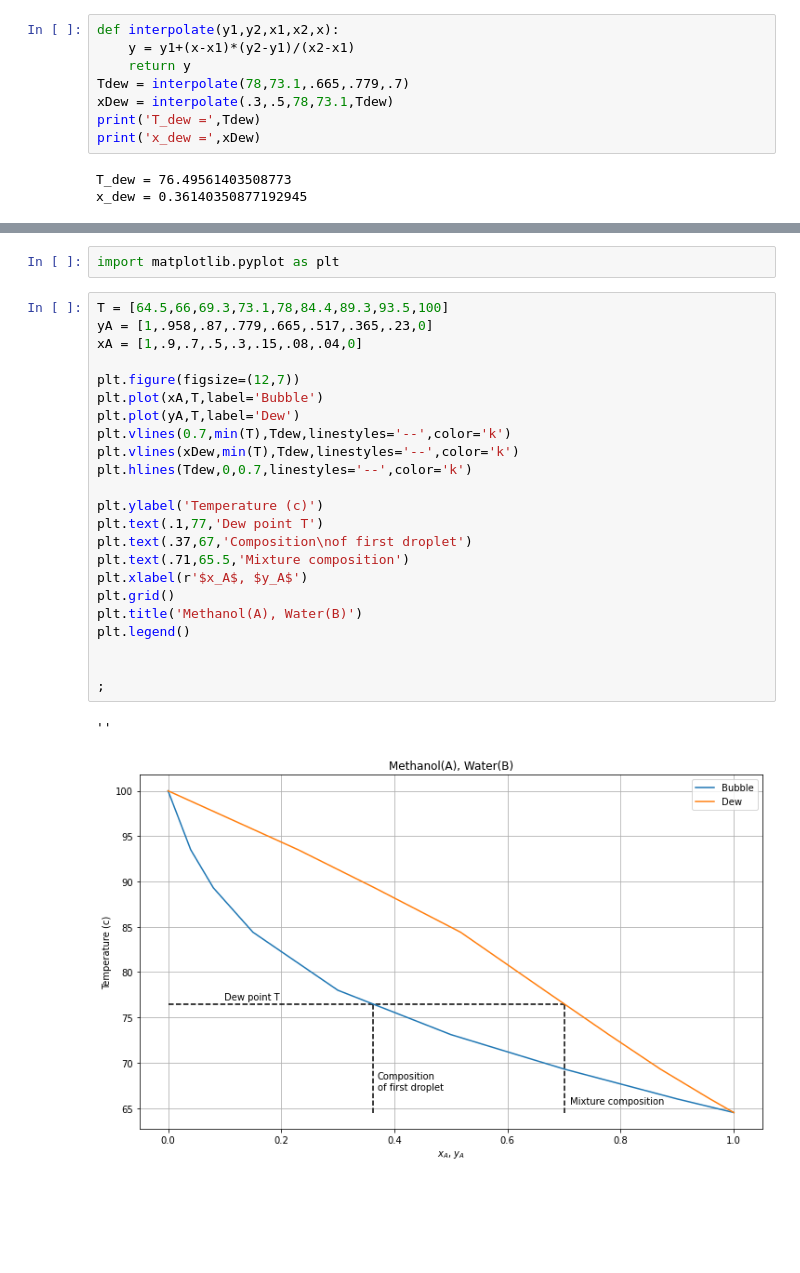
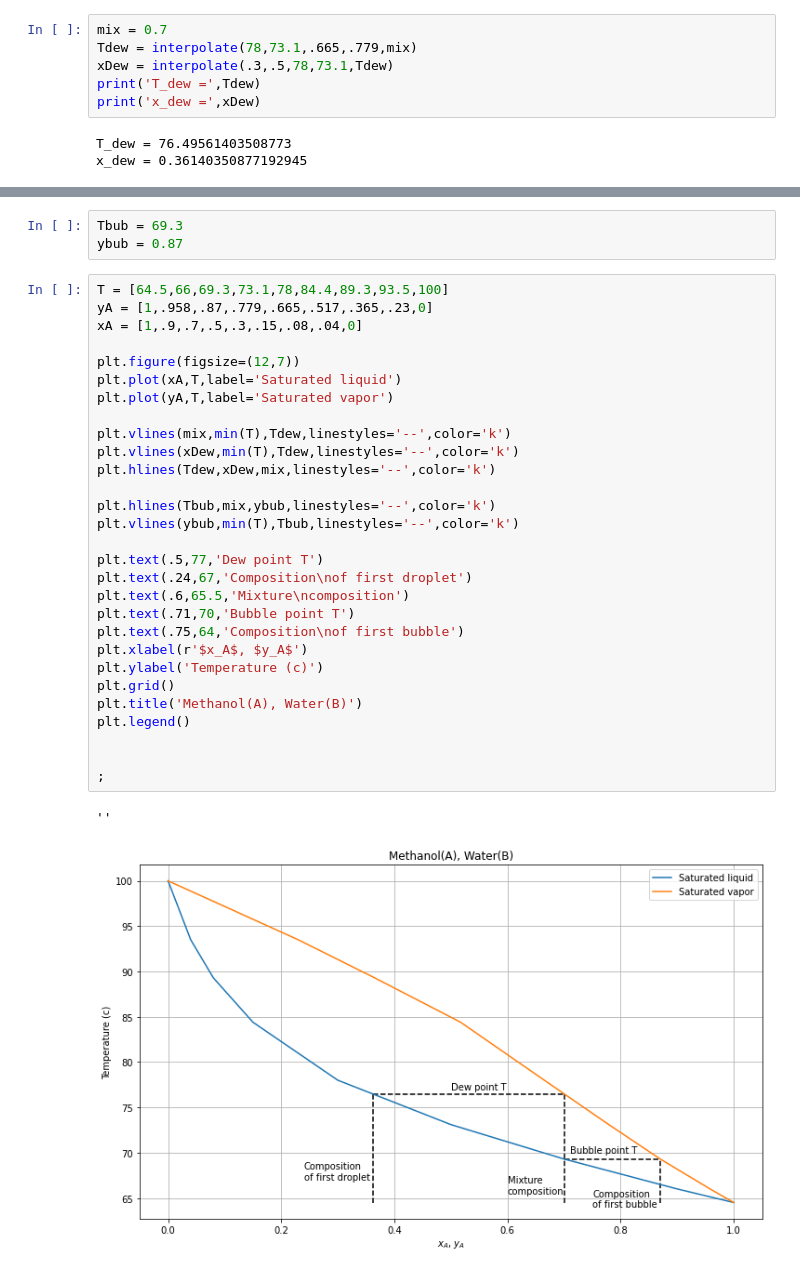
Before and after one commit to joshlwhitehead/school, a Jupyter notebook: Spring_2022/MassTransfer/HW6/HW6_1.ipynb, the cells around one changed output, grey strips where cells are left out. Cells and saved outputs as stored; diff of their text form; blank space fills up the shorter version.

```diff
--- a/Spring_2022/MassTransfer/HW6/HW6_1.ipynb
+++ b/Spring_2022/MassTransfer/HW6/HW6_1.ipynb
@@ -28,8 +34,6 @@ $$
 # %%
-def interpolate(y1,y2,x1,x2,x):
-    y = y1+(x-x1)*(y2-y1)/(x2-x1)
-    return y
-Tdew = interpolate(78,73.1,.665,.779,.7)
+mix = 0.7
+Tdew = interpolate(78,73.1,.665,.779,mix)
 xDew = interpolate(.3,.5,78,73.1,Tdew)
 print('T_dew =',Tdew)
 print('x_dew =',xDew)
@@ -43,28 +84,35 @@ Below is a graphical representation of the solution.
-# %%
-import matplotlib.pyplot as plt
+# %%
+Tbub = 69.3
+ybub = 0.87
 # %%
 T = [64.5,66,69.3,73.1,78,84.4,89.3,93.5,100]
 yA = [1,.958,.87,.779,.665,.517,.365,.23,0]
 xA = [1,.9,.7,.5,.3,.15,.08,.04,0]
 
 plt.figure(figsize=(12,7))
-plt.plot(xA,T,label='Bubble')
-plt.plot(yA,T,label='Dew')
-plt.vlines(0.7,min(T),Tdew,linestyles='--',color='k')
+plt.plot(xA,T,label='Saturated liquid')
+plt.plot(yA,T,label='Saturated vapor')
+
+plt.vlines(mix,min(T),Tdew,linestyles='--',color='k')
 plt.vlines(xDew,min(T),Tdew,linestyles='--',color='k')
-plt.hlines(Tdew,0,0.7,linestyles='--',color='k')
+plt.hlines(Tdew,xDew,mix,linestyles='--',color='k')
 
+plt.hlines(Tbub,mix,ybub,linestyles='--',color='k')
+plt.vlines(ybub,min(T),Tbub,linestyles='--',color='k')
+
+plt.text(.5,77,'Dew point T')
+plt.text(.24,67,'Composition\nof first droplet')
+plt.text(.6,65.5,'Mixture\ncomposition')
+plt.text(.71,70,'Bubble point T')
+plt.text(.75,64,'Composition\nof first bubble')
+plt.xlabel(r'$x_A$, $y_A$')
 plt.ylabel('Temperature (c)')
-plt.text(.1,77,'Dew point T')
-plt.text(.37,67,'Composition\nof first droplet')
-plt.text(.71,65.5,'Mixture composition')
-plt.xlabel(r'$x_A$, $y_A$')
 plt.grid()
 plt.title('Methanol(A), Water(B)')
 plt.legend()
 
 
 ;
 # %% [output]
 ''
-[figure, old version]
+[figure, new version]
```
Also changed, not shown: parts of 11 cells of this notebook.
